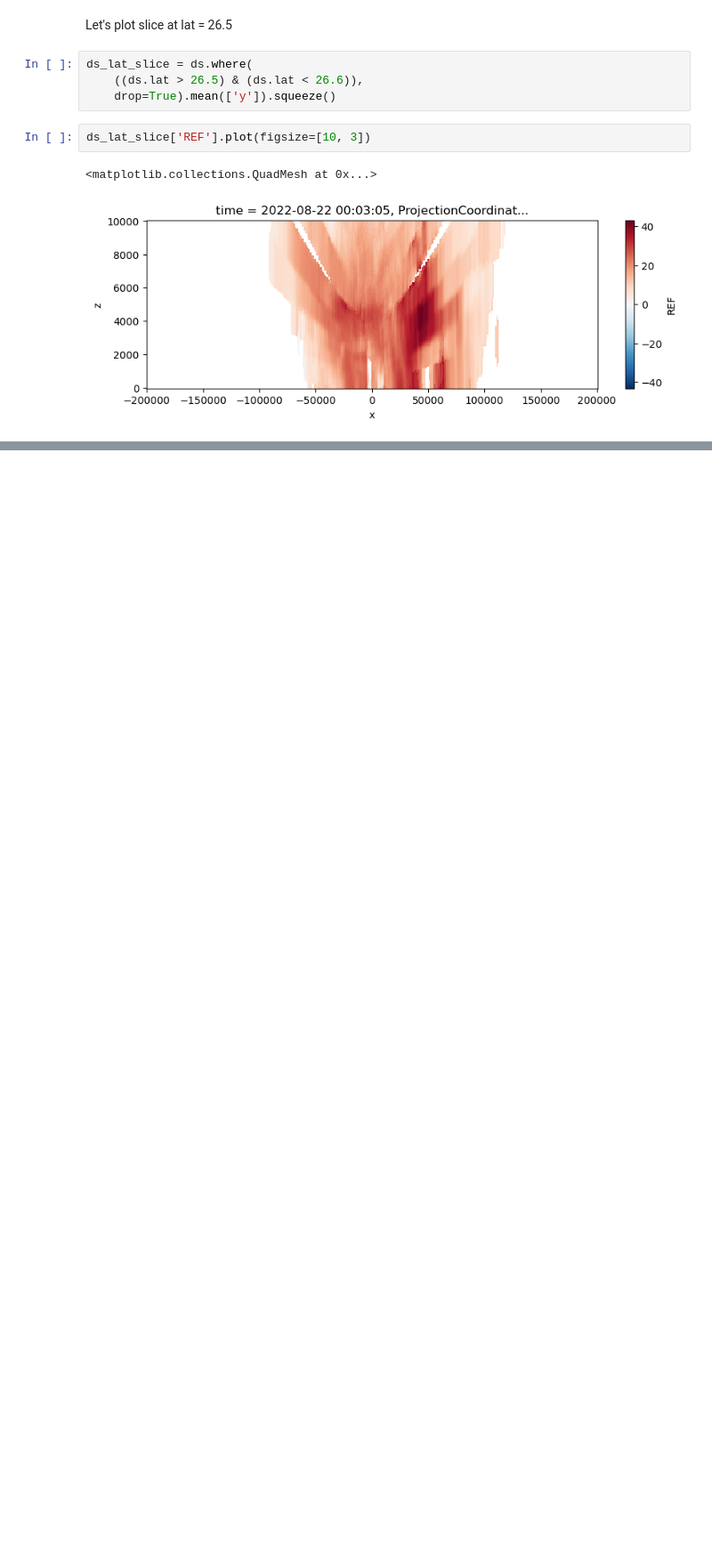
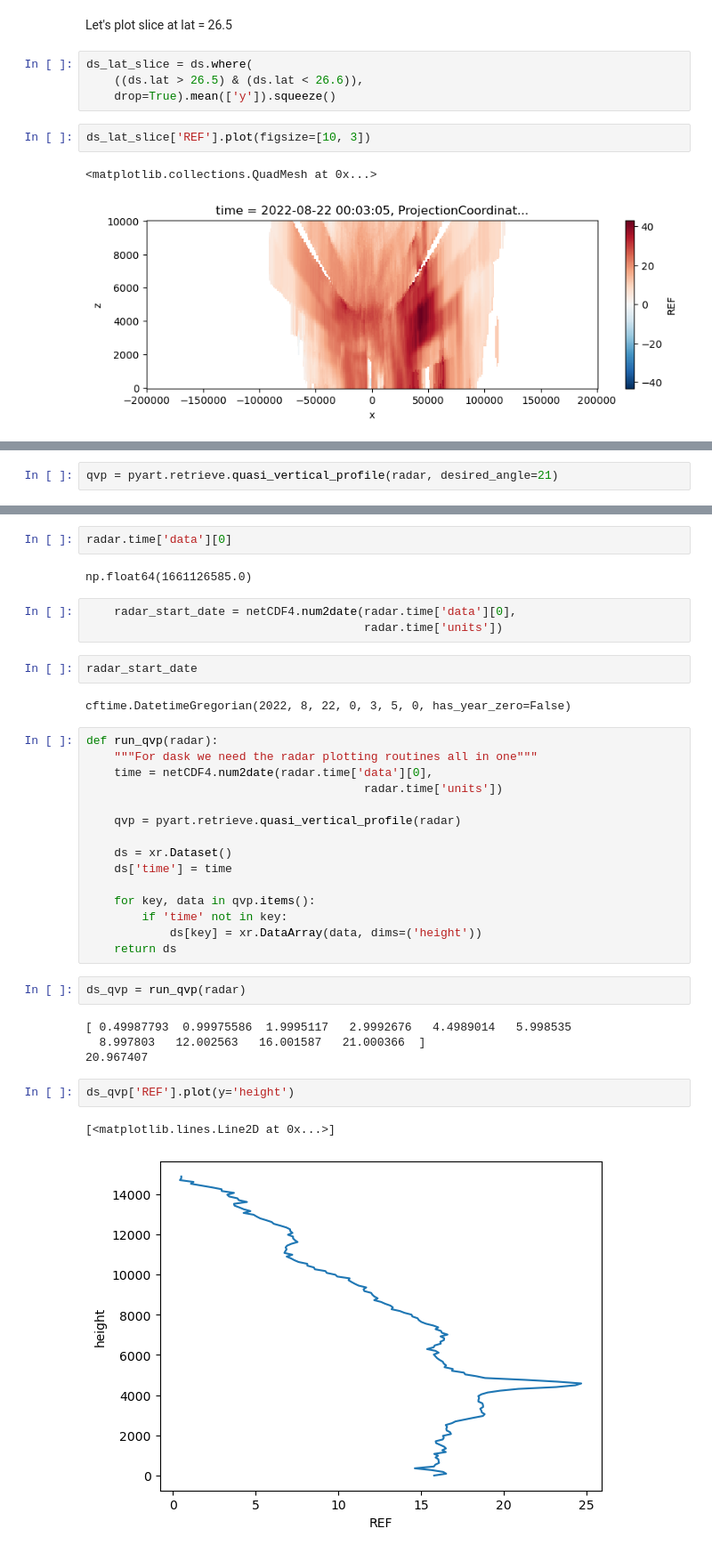
Before and after one commit to syedhamidali/test_scripts, a Jupyter notebook: IMD_MAX_CAPPI_AND_VPR.ipynb, the cells around one changed output, grey strips where cells are left out. Shown at 89% size. Cells and saved outputs as stored; diff of their text form; blank space fills up the shorter version.

```diff
--- a/IMD_MAX_CAPPI_AND_VPR.ipynb
+++ b/IMD_MAX_CAPPI_AND_VPR.ipynb
@@ -254,0 +259,2 @@ ds_lat_slice['REF'].plot(figsize=[10, 3])
+# %%
+qvp = pyart.retrieve.quasi_vertical_profile(radar, desired_angle=21)
@@ -254,0 +273,37 @@ ds_lat_slice['REF'].plot(figsize=[10, 3])
+# %%
+radar.time['data'][0]
+# %% [output]
+np.float64(1661126585.0)
+# %%
+    radar_start_date = netCDF4.num2date(radar.time['data'][0],
+                                        radar.time['units'])
+# %%
+radar_start_date
+# %% [output]
+cftime.DatetimeGregorian(2022, 8, 22, 0, 3, 5, 0, has_year_zero=False)
+# %%
+def run_qvp(radar):
+    """For dask we need the radar plotting routines all in one"""
+    time = netCDF4.num2date(radar.time['data'][0],
+                                        radar.time['units'])
+
+    qvp = pyart.retrieve.quasi_vertical_profile(radar)
+
+    ds = xr.Dataset()
+    ds['time'] = time
+
+    for key, data in qvp.items():
+        if 'time' not in key:
+            ds[key] = xr.DataArray(data, dims=('height'))
+    return ds
+# %%
+ds_qvp = run_qvp(radar)
+# %% [output]
+[ 0.49987793  0.99975586  1.9995117   2.9992676   4.4989014   5.998535
+  8.997803   12.002563   16.001587   21.000366  ]
+20.967407
+# %%
+ds_qvp['REF'].plot(y='height')
+# %% [output]
+[<matplotlib.lines.Line2D at 0x...>]
+[figure, added]
```
Also changed, not shown: parts of 34 cells of this notebook.
